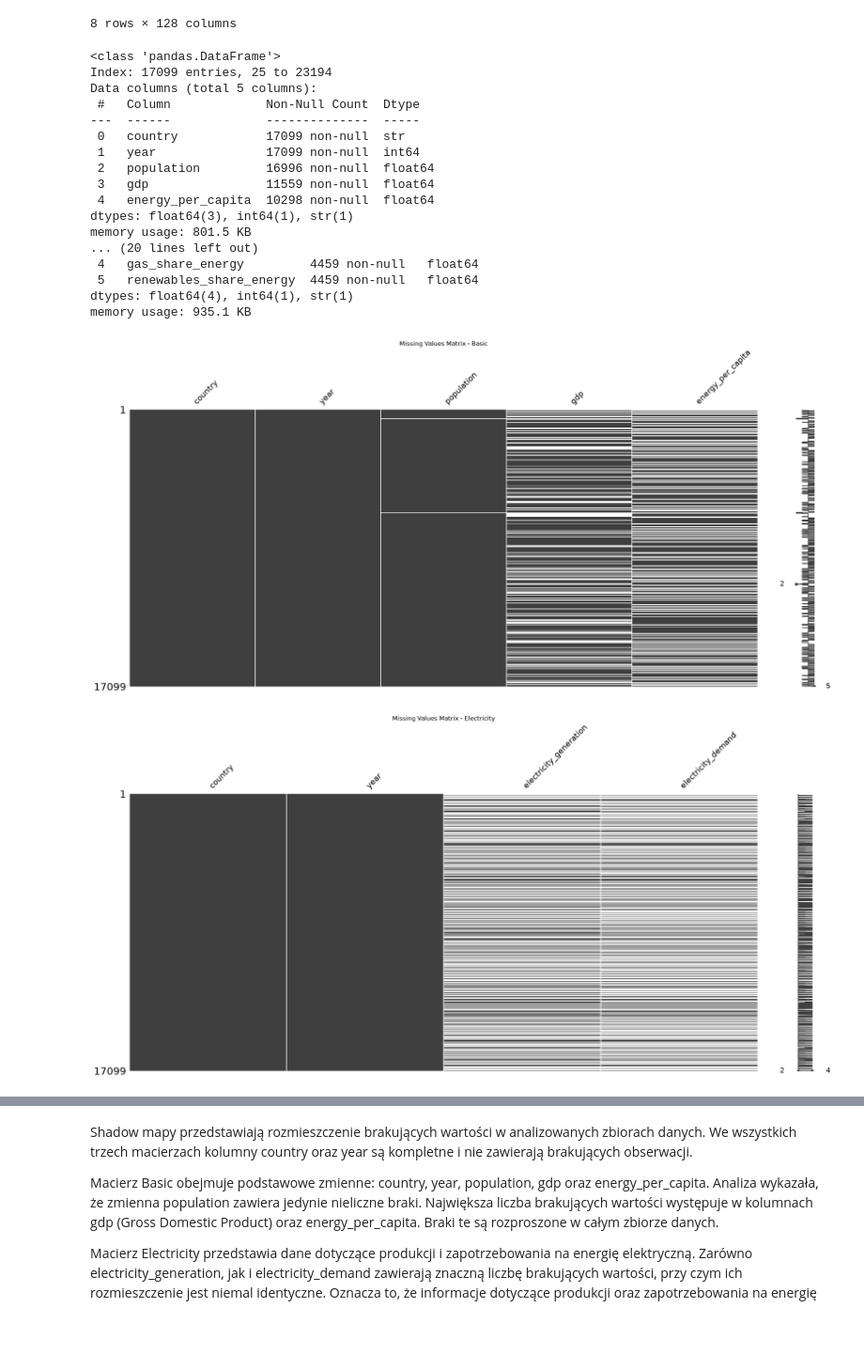
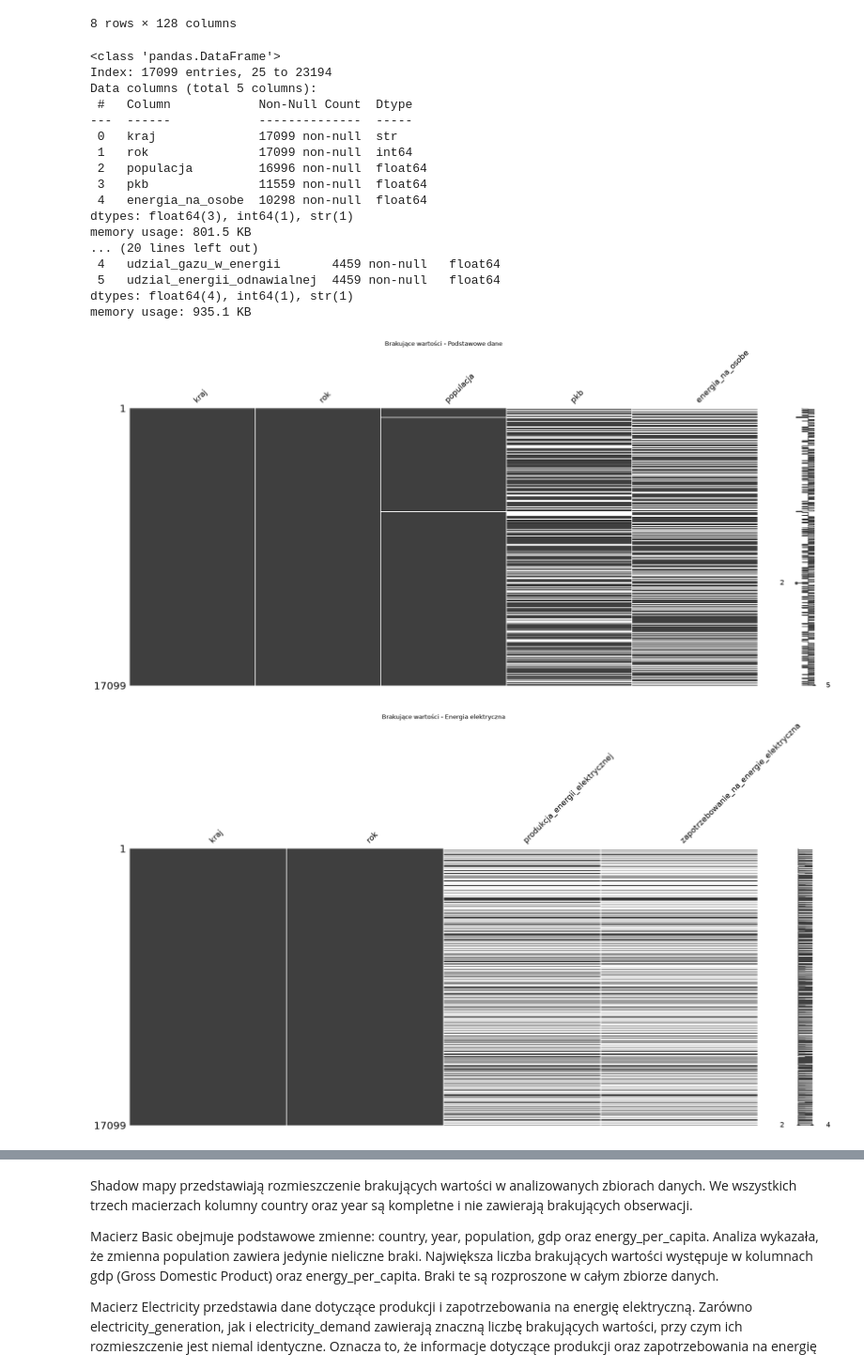
Before and after one commit to MichalG315/AWDP_Project, a Jupyter notebook: notebooks/main.ipynb, the cells around one changed output, grey strips where cells are left out. Shown at 94% size. Cells and saved outputs as stored; diff of their text form; code cells hidden in the pictures; blank space fills up the shorter version.

```diff
--- a/notebooks/main.ipynb
+++ b/notebooks/main.ipynb
@@ -69,13 +81,29 @@ cols = [
 cols = [c for c in cols if c in data.columns]
 data = data[cols]
 
-countries = data[data["iso_code"].notna()].copy()
-countries = countries[countries["country"] != "ASEAN (Ember)"]
-countries = countries.drop_duplicates(subset=["country", "year"])
+data = data.rename(columns={
+    "country": "kraj",
+    "year": "rok",
+    "iso_code": "kod_iso",
+    "population": "populacja",
+    "gdp": "pkb",
+    "energy_consumption": "zuzycie_energii",
+    "energy_per_capita": "energia_na_osobe",
+    "electricity_generation": "produkcja_energii_elektrycznej",
+    "electricity_demand": "zapotrzebowanie_na_energie_elektryczna",
+    "coal_share_energy": "udzial_wegla_w_energii",
+    "oil_share_energy": "udzial_ropy_w_energii",
+    "gas_share_energy": "udzial_gazu_w_energii",
+    "renewables_share_energy": "udzial_energii_odnawialnej"
+})
 
-basic = countries[["country", "year", "population", "gdp", "energy_per_capita"]].copy()
-electricity = countries[["country", "year", "electricity_generation", "electricity_demand"]].copy()
-mix = countries[["country", "year", "coal_share_energy", "oil_share_energy", "gas_share_energy", "renewables_share_energy"]].copy()
+countries = data[data["kod_iso"].notna()].copy()
+countries = countries[countries["kraj"] != "ASEAN (Ember)"]
+countries = countries.drop_duplicates(subset=["kraj", "rok"])
+
+basic = countries[["kraj", "rok", "populacja", "pkb", "energia_na_osobe"]].copy()
+electricity = countries[["kraj", "rok", "produkcja_energii_elektrycznej", "zapotrzebowanie_na_energie_elektryczna"]].copy()
+mix = countries[["kraj", "rok", "udzial_wegla_w_energii", "udzial_ropy_w_energii", "udzial_gazu_w_energii", "udzial_energii_odnawialnej"]].copy()
 # %%
 # Displaying information about the selected datasets
 basic.info()
@@ -85,31 +113,31 @@ mix.info()
 <class 'pandas.DataFrame'>
 Index: 17099 entries, 25 to 23194
 Data columns (total 5 columns):
- #   Column             Non-Null Count  Dtype
----  ------             --------------  -----
- 0   country            17099 non-null  str
- 1   year               17099 non-null  int64
- 2   population         16996 non-null  float64
- 3   gdp                11559 non-null  float64
- 4   energy_per_capita  10298 non-null  float64
+ #   Column            Non-Null Count  Dtype
+---  ------            --------------  -----
+ 0   kraj              17099 non-null  str
+ 1   rok               17099 non-null  int64
+ 2   populacja         16996 non-null  float64
+ 3   pkb               11559 non-null  float64
+ 4   energia_na_osobe  10298 non-null  float64
 dtypes: float64(3), int64(1), str(1)
 memory usage: 801.5 KB
 ... (20 lines left out)
- 4   gas_share_energy         4459 non-null   float64
- 5   renewables_share_energy  4459 non-null   float64
+ 4   udzial_gazu_w_energii       4459 non-null   float64
+ 5   udzial_energii_odnawialnej  4459 non-null   float64
 dtypes: float64(4), int64(1), str(1)
 memory usage: 935.1 KB
 # %%
 #Creating shadow maps of missing values
 msno.matrix(basic)
-plt.title("Missing Values Matrix - Basic")
+plt.title("Brakujące wartości - Podstawowe dane")
 plt.show()
 msno.matrix(electricity)
-plt.title("Missing Values Matrix - Electricity")
+plt.title("Brakujące wartości - Energia elektryczna")
 plt.show()
 msno.matrix(mix)
-plt.title("Missing Values Matrix - Mix")
+plt.title("Brakujące wartości - Mix")
 plt.show()
 # %% [output]
-[figure, old version]
+[figure, new version]
-[figure, old version]
+[figure, new version]
```
Also changed, not shown: parts of 8 cells of this notebook, 1 other file.
